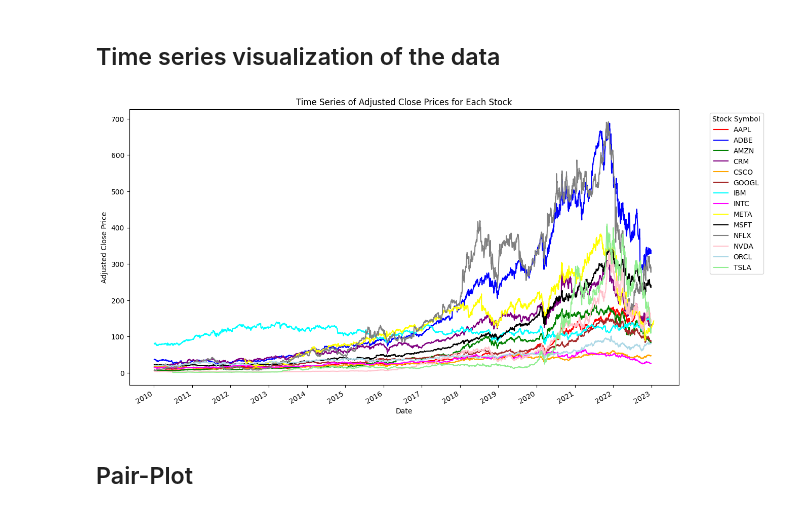
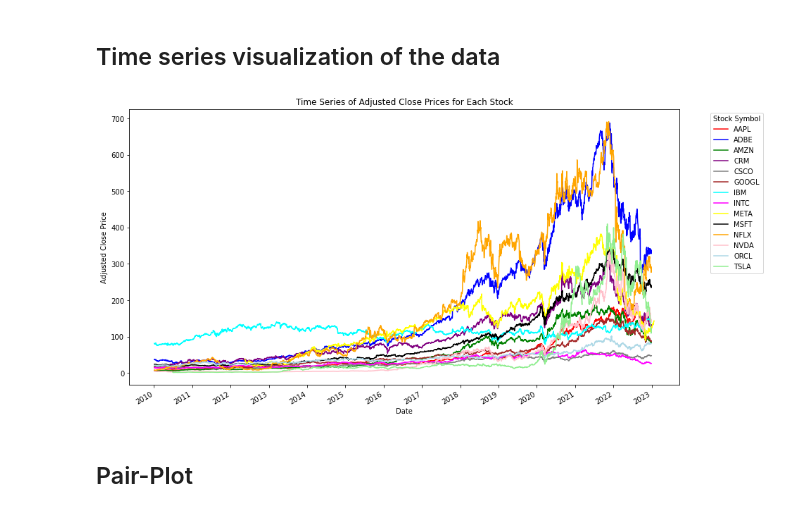
Before and after one commit to shakir-flash/Big-Tech-Stock-Price-Prediction, a Jupyter notebook: Big Tech Stock Prediction.ipynb, the cells around one changed output. Cells and saved outputs as stored; diff of their text form; code cells hidden in the pictures.

```diff
--- a/Big Tech Stock Prediction.ipynb
+++ b/Big Tech Stock Prediction.ipynb
@@ -92,31 +92,31 @@ dtype: float64
 ## Time series visualization of the data
 # %%
 unique_symbols = stock['stock_symbol'].unique()
-colors = ['red', 'blue', 'green', 'purple', 'orange', 'brown', 'cyan', 'magenta', 'yellow', 'black', 'grey', 'pink', '#ADD8E6', '#90EE90']
+colors = ['red', 'blue', 'green', 'purple', 'grey', 'brown', 'cyan', 'magenta', 'yellow', 'black', 'orange', 'pink', '#ADD8E6', '#90EE90']
 color_palette = {symbol: colors[i % len(colors)] for i, symbol in enumerate(unique_symbols)}
 
 plt.figure(figsize=(14, 8))
 
 stock['date'] = pd.to_datetime(stock['date'])
 
 for symbol in unique_symbols:
     subset = stock[stock['stock_symbol'] == symbol]
     plt.plot(subset['date'], subset['adj_close'], label=symbol, color=color_palette[symbol])
 
 # Setting the x-axis major locator to yearly and the formatter to only show the year
 plt.gca().xaxis.set_major_locator(mdates.YearLocator())
 plt.gca().xaxis.set_major_formatter(mdates.DateFormatter('%Y'))
 
 # Rotating the dates for better visibility
 plt.gcf().autofmt_xdate()
 
 plt.title('Time Series of Adjusted Close Prices for Each Stock')
 plt.xlabel('Date')
 plt.ylabel('Adjusted Close Price')
 plt.legend(title='Stock Symbol', bbox_to_anchor=(1.05, 1), loc='upper left')
 plt.show()
 # %% [output]
-[figure, old version]
+[figure, new version]
 # %% [markdown]
 ## Pair-Plot
 # %%
```
Also changed, not shown: parts of 14 cells of this notebook.
